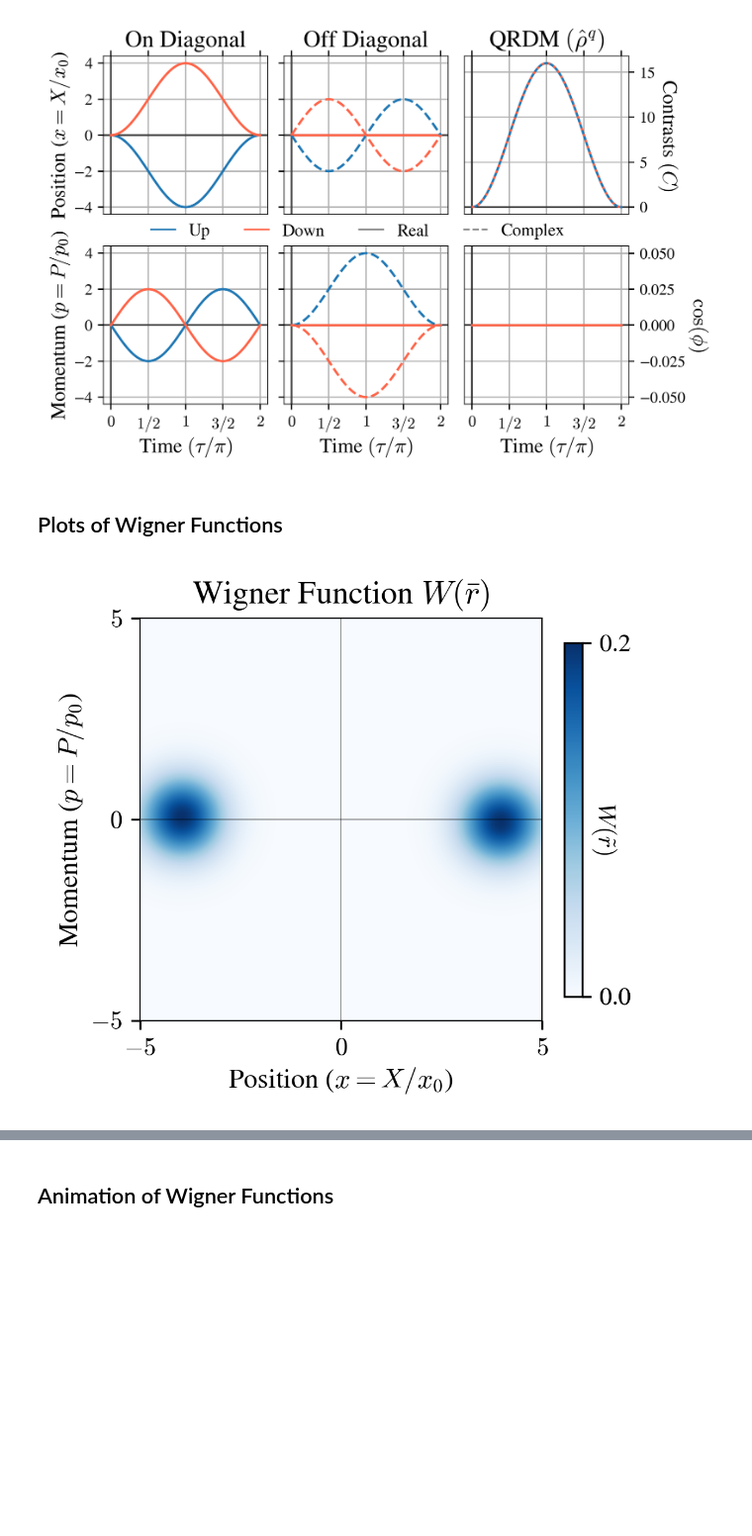
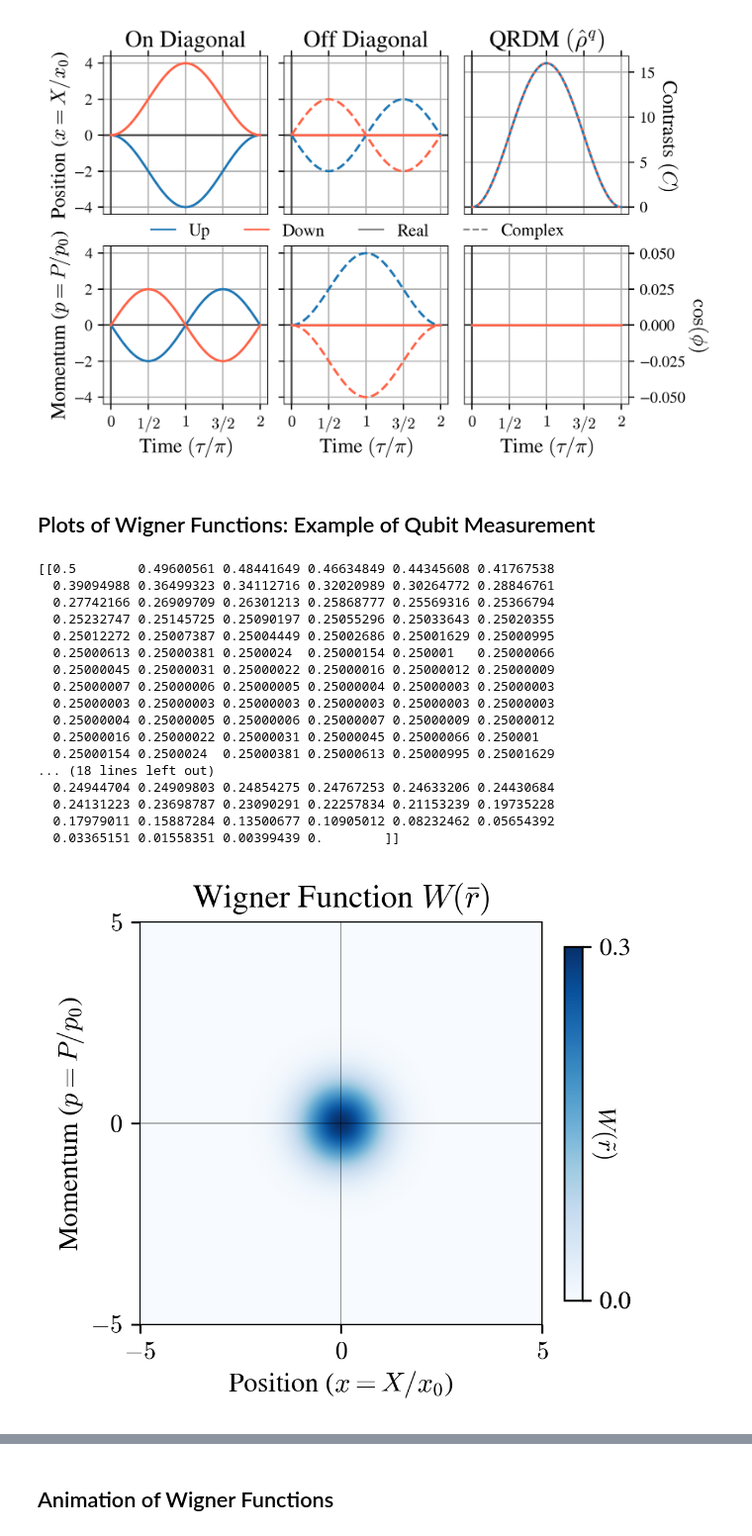
Before and after one commit to LorenzoBracciniUCL/GCS, a Jupyter notebook: notebooks/Examples_Animation_Wigner.ipynb, the cells around one changed output, grey strips where cells are left out. Shown at 99% size. Cells and saved outputs as stored; diff of their text form; code cells hidden in the pictures; blank space fills up the shorter version.

```diff
--- a/notebooks/Examples_Animation_Wigner.ipynb
+++ b/notebooks/Examples_Animation_Wigner.ipynb
@@ -70,19 +70,35 @@ GCS.Plot_Phase_Space_First_QRDM(Parameter_list, array_pi, False);
 # %% [output]
 [figure]
 # %% [markdown]
-## Plots of Wigner Functions
+## Plots of Wigner Functions: Example of Qubit Measurement
 # %%
 sigma_x = np.array([[0,1],[1,0]])/2
 steps = 100
 mode_number = 0
-time_index = 50
+time_index = 1
 bar_limits = [0,0.5]
 sigma_para = 0.7
 n_frames = len(GCS.t_array)
 array_tick = np.linspace(-5,5,3)
 GCS.Qubit_Ideal_Measurament(sigma_x, 'Time')
-
 GCS.Plot_Wigner_Function_Diag(steps, time_index, mode_number, sigma_para, array_tick, False)
 # %% [output]
+[[0.5        0.49600561 0.48441649 0.46634849 0.44345608 0.41767538
+  0.39094988 0.36499323 0.34112716 0.32020989 0.30264772 0.28846761
+  0.27742166 0.26909709 0.26301213 0.25868777 0.25569316 0.25366794
+  0.25232747 0.25145725 0.25090197 0.25055296 0.25033643 0.25020355
+  0.25012272 0.25007387 0.25004449 0.25002686 0.25001629 0.25000995
+  0.25000613 0.25000381 0.2500024  0.25000154 0.250001   0.25000066
+  0.25000045 0.25000031 0.25000022 0.25000016 0.25000012 0.25000009
+  0.25000007 0.25000006 0.25000005 0.25000004 0.25000003 0.25000003
+  0.25000003 0.25000003 0.25000003 0.25000003 0.25000003 0.25000003
+  0.25000004 0.25000005 0.25000006 0.25000007 0.25000009 0.25000012
+  0.25000016 0.25000022 0.25000031 0.25000045 0.25000066 0.250001
+  0.25000154 0.2500024  0.25000381 0.25000613 0.25000995 0.25001629
+... (18 lines left out)
+  0.24944704 0.24909803 0.24854275 0.24767253 0.24633206 0.24430684
+  0.24131223 0.23698787 0.23090291 0.22257834 0.21153239 0.19735228
+  0.17979011 0.15887284 0.13500677 0.10905012 0.08232462 0.05654392
+  0.03365151 0.01558351 0.00399439 0.        ]]
-[figure, old version]
+[figure, new version]
 # %%
```
Also changed, not shown: parts of 2 cells of this notebook, 25 other files.
